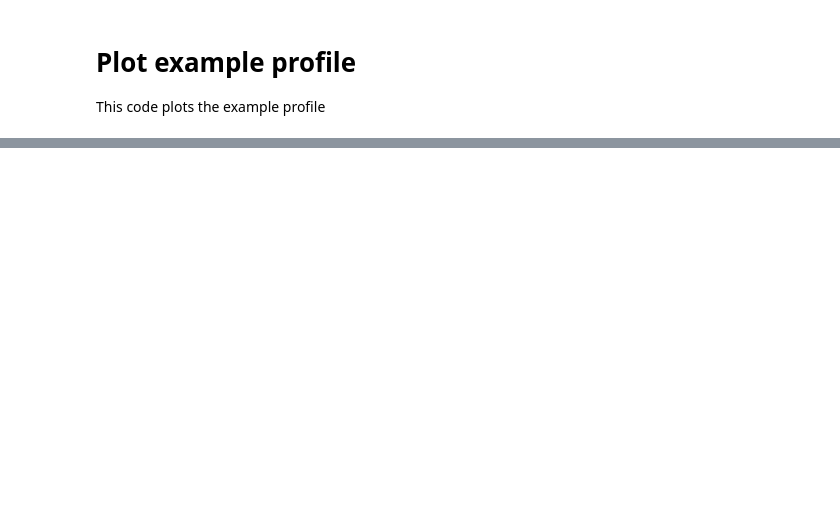
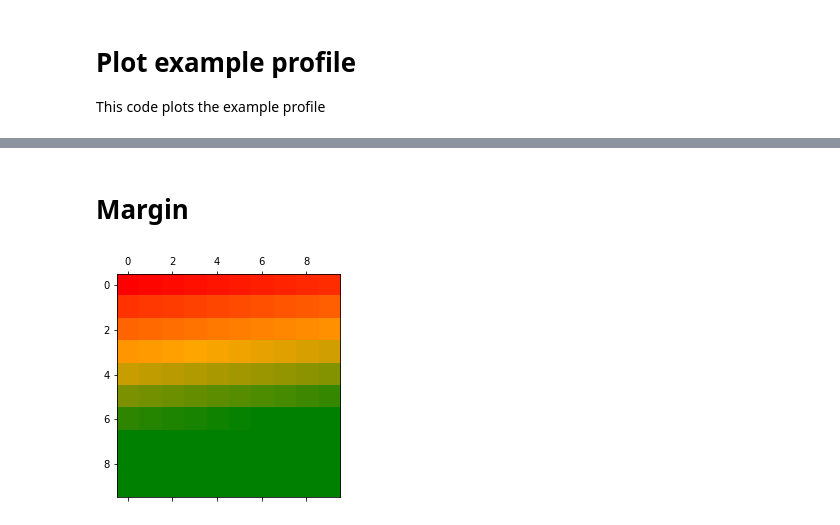
Before and after one commit to ipa/configurable_ablation, a Jupyter notebook: plots/plot_profile.ipynb, the cells around one changed output, grey strips where cells are left out. Saved outputs shown, nothing was run; the diff lists cells and outputs as text; code cells hidden in the pictures; blank space fills up the shorter version.

```diff
--- a/plots/plot_profile.ipynb
+++ b/plots/plot_profile.ipynb
@@ -140,0 +159,16 @@ x, y, z = get_inside(x_margin, y_margin)
+# %% [markdown]
+# Margin
+# %%
+import matplotlib.pyplot as plt
+import matplotlib.colors as clr
+import numpy as np
+
+some_matrix = np.linspace(0, 99, 100).reshape(10, 10)
+
+cmap = clr.LinearSegmentedColormap.from_list('my map', ['red', 'orange', 'green', 'green', 'green'], N=100)
+
+plt.matshow(some_matrix, cmap=cmap)
+
+plt.show()
+# %% [output]
+[figure, added]
```
Also changed, not shown: parts of 3 cells of this notebook, 1 other file.
